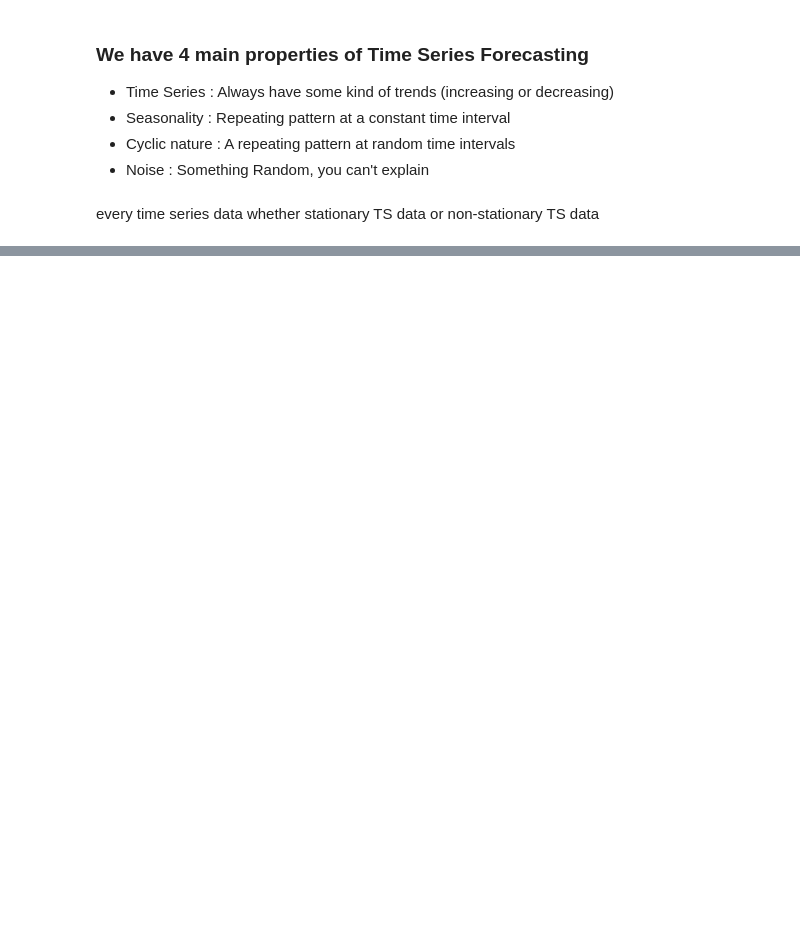
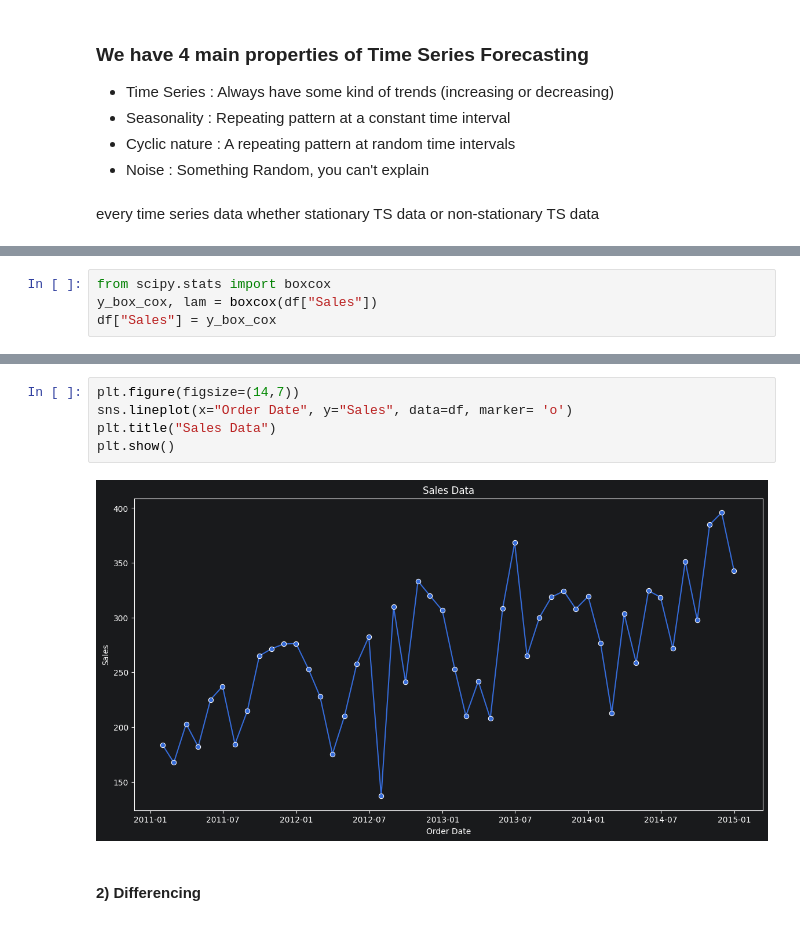
Before and after one commit to kaymansrinivasan/Machine_Learning, a Jupyter notebook: .ipynb/Time Series_1.ipynb, the cells around one changed output, grey strips where cells are left out. Cells and saved outputs as stored; diff of their text form; blank space fills up the shorter version.

```diff
--- a/.ipynb/Time Series_1.ipynb
+++ b/.ipynb/Time Series_1.ipynb
@@ -207,0 +210,4 @@ plt.show()
+# %%
+from scipy.stats import boxcox
+y_box_cox, lam = boxcox(df["Sales"])
+df["Sales"] = y_box_cox
@@ -207,0 +234,9 @@ plt.show()
+# %%
+plt.figure(figsize=(14,7))
+sns.lineplot(x="Order Date", y="Sales", data=df, marker= 'o')
+plt.title("Sales Data")
+plt.show()
+# %% [output]
+[figure, added]
+# %% [markdown]
+#### 2) Differencing
```
Also changed, not shown: parts of 26 cells of this notebook.
